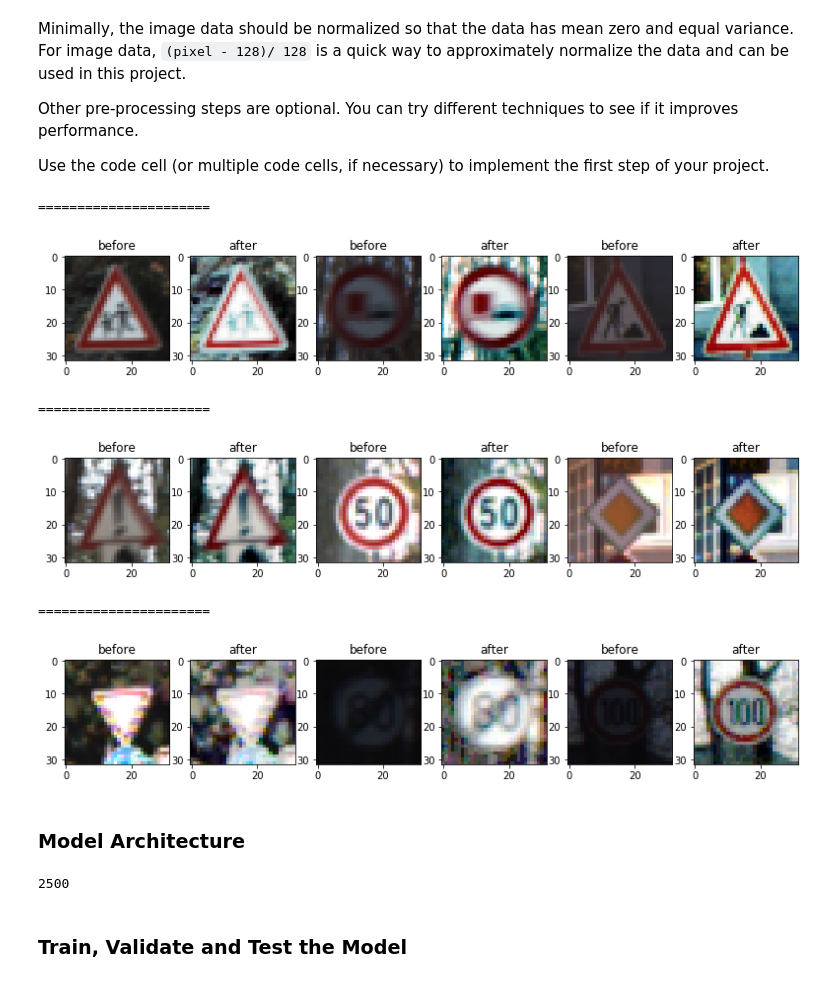
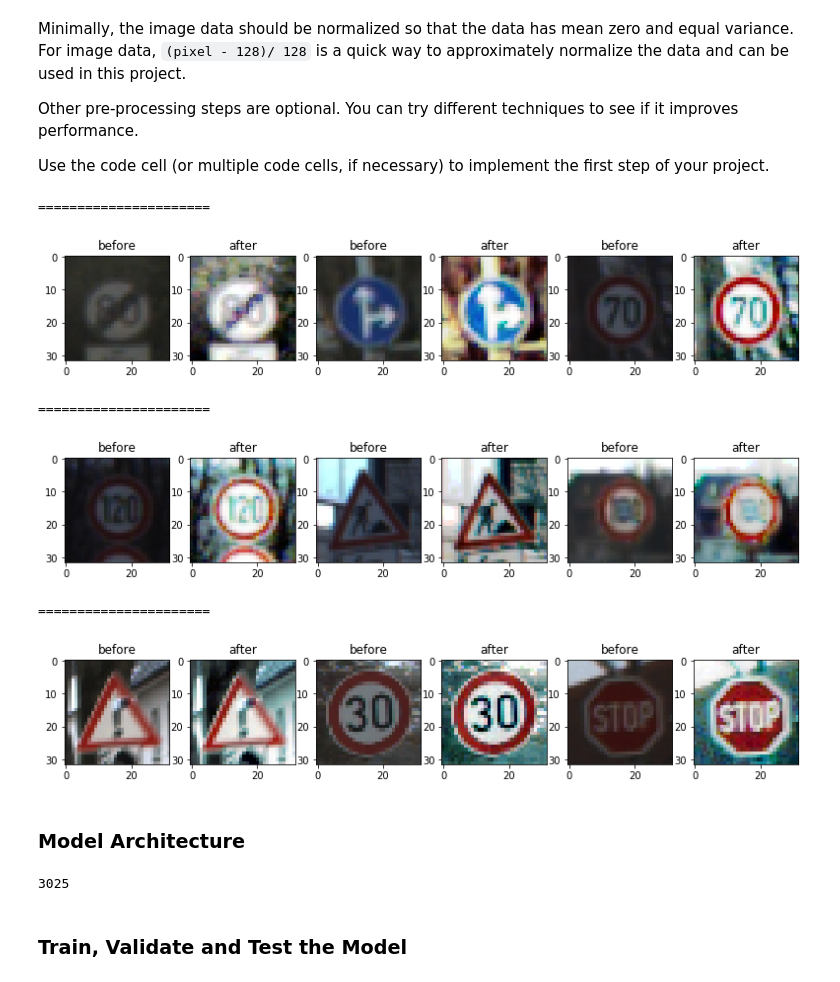
Before and after one commit to amedveczki/CarND-Traffic-Sign-Classifier-Project, a Jupyter notebook: Traffic_Sign_Classifier.ipynb, the cells around one changed output. Saved outputs shown, nothing was run; the diff lists cells and outputs as text; code cells hidden in the pictures.

```diff
--- a/Traffic_Sign_Classifier.ipynb
+++ b/Traffic_Sign_Classifier.ipynb
@@ -183,6 +179,8 @@ def normalize(img, force = False):
     rgb_hist = np.dstack((cv2.equalizeHist(img[:,:,0]),
                  cv2.equalizeHist(img[:,:,1]),
                  cv2.equalizeHist(img[:,:,2])))
+
+    gc = cv2.cvtColor(img, cv2.COLOR_RGB2GRAY)
     return rgb_hist/127.5-1
 
 for pickled in train, valid, test:
@@ -192,37 +190,41 @@ for pickled in train, valid, test:
     for i in range(len(pickled['features'])):
         pic = pickled['features'][i]
         newpic = normalize(pic)
         new_array[i] = newpic
 
     pickled['features'] = new_array
     fig = plt.figure(figsize = (40/num_explore,40/num_explore))
 
     ###### illustration #######
     print("======================")
     for i in range(num_explore):
         index = randoms.pop(0)
 
         before = exploration_images.pop(0)
         after = pickled['features'][index]
 
         fig.add_subplot(1, num_explore*2, i*2+1).set_title("before")
         plt.imshow(before)
         fig.add_subplot(1, num_explore*2, i*2+2).set_title("after")
         plt.imshow(denormalize(after))
     plt.show()
     ### end of illustration ###
 
 
     # coords and sizes are not necessary, but let's make it pretty
     pickled['features'], pickled['labels'], pickled['coords'], pickled['sizes'] = \
         shuffle(pickled['features'], pickled['labels'], pickled['coords'], pickled['sizes'])
+
+X_train, y_train = train['features'], train['labels']
+X_valid, y_valid = valid['features'], valid['labels']
+X_test, y_test = test['features'], test['labels']
 # %% [output]
 ======================
-[figure, old version]
+[figure, new version]
 ======================
-[figure, old version]
+[figure, new version]
 ======================
-[figure, old version]
+[figure, new version]
 # %% [markdown]
 ### Model Architecture
 # %%
@@ -231,7 +233,7 @@ for pickled in train, valid, test:
 import tensorflow as tf
 from tensorflow.contrib.layers import flatten
 
-EPOCHS = 20
+EPOCHS = 18
 BATCH_SIZE = 128
 
 def LeNet(x):
@@ -252,8 +254,8 @@ def LeNet(x):
     # avg pool - seems better to me.
     lenet = tf.nn.avg_pool(lenet, [1, 2, 2, 1], [1,2,2,1], padding = 'VALID')
 
-    # Layer 2: conv, input 30x30x8, output 25x25x25
-    w = tf.Variable(tf.truncated_normal([6, 6, 8,25],mean = mu, stddev = sigma))
+    # Layer 2: conv, input 15x15x8, output 11x11x25
+    w = tf.Variable(tf.truncated_normal([5, 5, 8,25],mean = mu, stddev = sigma))
     b = tf.Variable(tf.zeros(25))
     lenet = tf.nn.conv2d(lenet, w, [1,1,1,1], 'VALID') + b
 
@@ -264,10 +266,10 @@ def LeNet(x):
     # Dropout for the sake of overfitting.
     lenet = tf.nn.dropout(lenet, keep_prob)
 
-    #  Input = 25x25x25. Output = 15625.
+    #  Input = 11x11x25. Output = 3025.
     flattened = flatten(lenet)
 
-    # Layer 3: Fully Connected. Input 15625. Output = 180.
+    # Layer 3: Fully Connected. Input 3025. Output = 180.
     print(flattened.get_shape().as_list()[1])
     w = tf.Variable(tf.truncated_normal([flattened.get_shape().as_list()[1], 180], mean = mu, stddev = sigma))
     b = tf.Variable(tf.zeros(180))
@@ -302,7 +304,7 @@ keep_prob = tf.placeholder(tf.float32)
 one_hot_y = tf.one_hot(y, n_classes)
 logits = LeNet(x)
 # %% [output]
-2500
+3025
 # %% [markdown]
 ### Train, Validate and Test the Model
 # %% [markdown]
```
Also changed, not shown: parts of 7 cells of this notebook.
